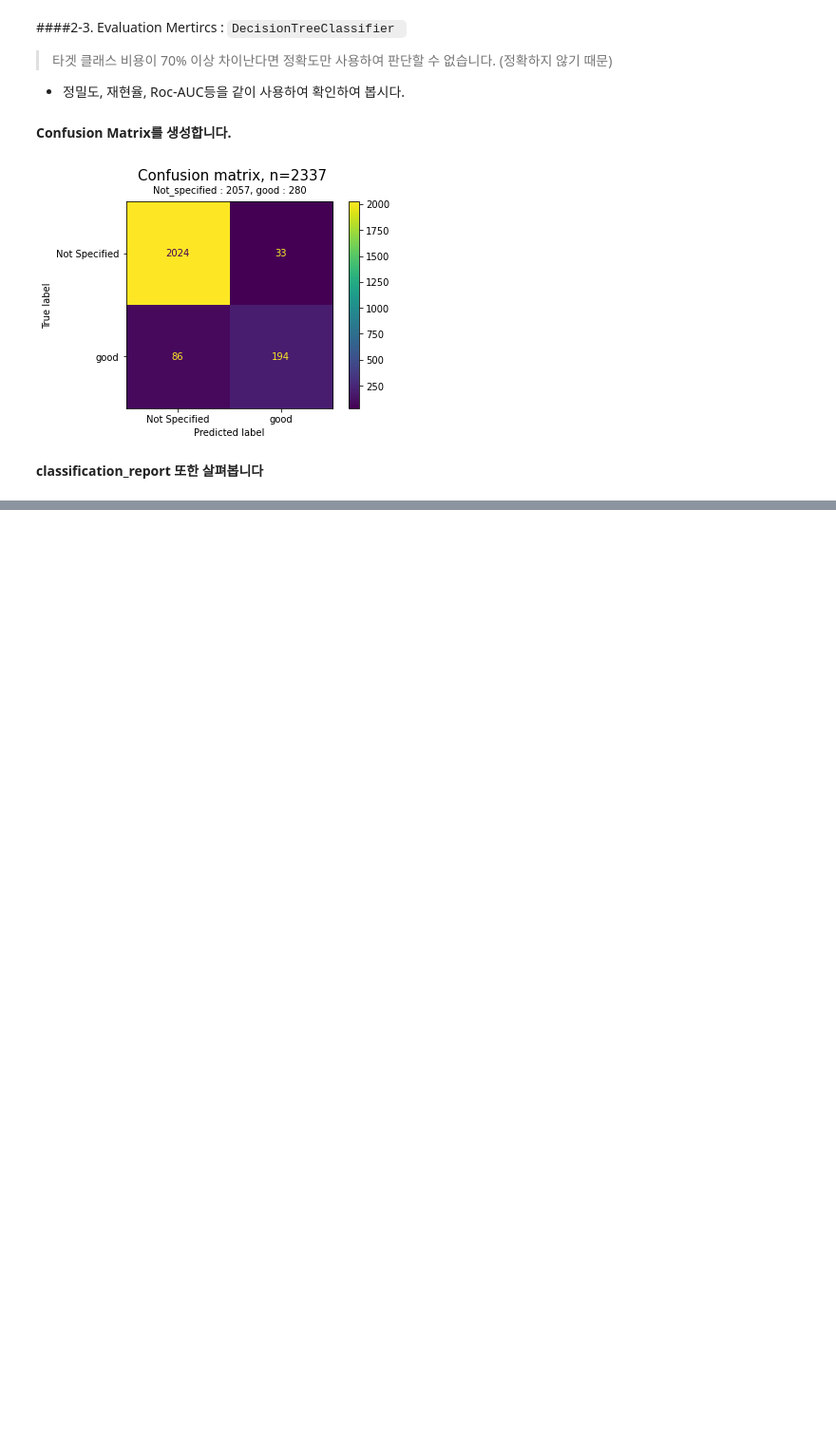
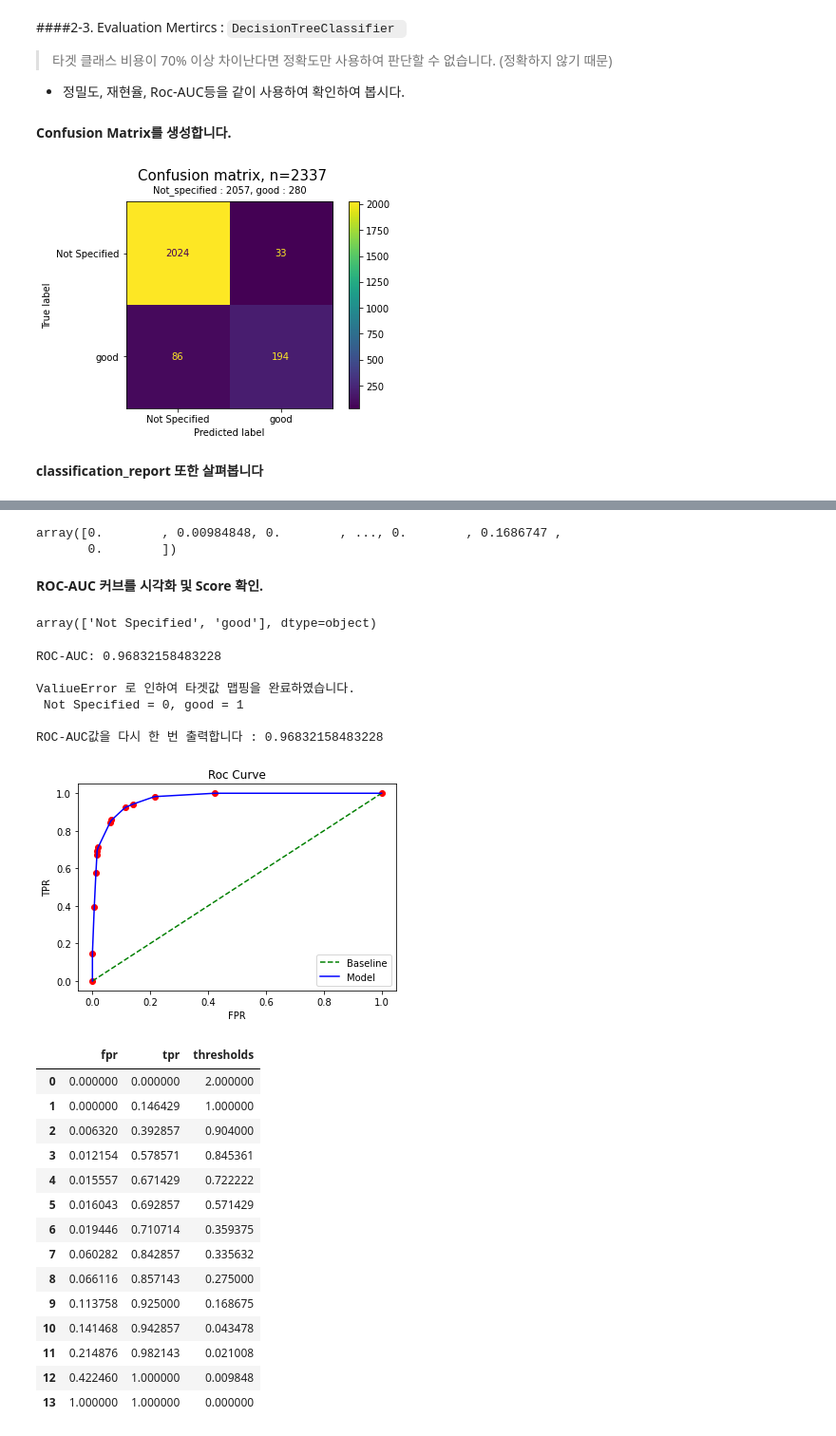
Before and after one commit to 00150/AI_07_JYP_Project_section_02, a Jupyter notebook: Used_car_modeling.ipynb, the cells around one changed output, grey strips where cells are left out. Shown at 95% size. Cells and saved outputs as stored; diff of their text form; code cells hidden in the pictures; blank space fills up the shorter version.

```diff
--- a/Used_car_modeling.ipynb
+++ b/Used_car_modeling.ipynb
@@ -296,0 +302,7 @@ y_val.value_counts()[0]
+# %%
+pipe.predict_proba(X_val)[:,1]
+# %% [output]
+array([0.        , 0.00984848, 0.        , ..., 0.        , 0.1686747 ,
+       0.        ])
+# %% [markdown]
+**ROC-AUC 커브를 시각화 및 Score 확인.**
@@ -296,0 +369,30 @@ y_val.value_counts()[0]
+# %%
+pipe.named_steps['decisiontreeclassifier'].classes_
+# %% [output]
+array(['Not Specified', 'good'], dtype=object)
+# %%
+%matplotlib inline
+get_roc_auc(pipe, X_val, y_val)
+# %% [output]
+ROC-AUC: 0.96832158483228
+
+ValiueError 로 인하여 타겟값 맵핑을 완료하였습니다.
+ Not Specified = 0, good = 1
+
+ROC-AUC값을 다시 한 번 출력합니다 : 0.96832158483228
+[figure, added]
+|  | fpr | tpr | thresholds |
+| 0 | 0.000000 | 0.000000 | 2.000000 |
+| 1 | 0.000000 | 0.146429 | 1.000000 |
+| 2 | 0.006320 | 0.392857 | 0.904000 |
+| 3 | 0.012154 | 0.578571 | 0.845361 |
+| 4 | 0.015557 | 0.671429 | 0.722222 |
+| 5 | 0.016043 | 0.692857 | 0.571429 |
+| 6 | 0.019446 | 0.710714 | 0.359375 |
+| 7 | 0.060282 | 0.842857 | 0.335632 |
+| 8 | 0.066116 | 0.857143 | 0.275000 |
+| 9 | 0.113758 | 0.925000 | 0.168675 |
+| 10 | 0.141468 | 0.942857 | 0.043478 |
+| 11 | 0.214876 | 0.982143 | 0.021008 |
+| 12 | 0.422460 | 1.000000 | 0.009848 |
+| 13 | 1.000000 | 1.000000 | 0.000000 |
```
Also changed, not shown: parts of 7 cells of this notebook.
